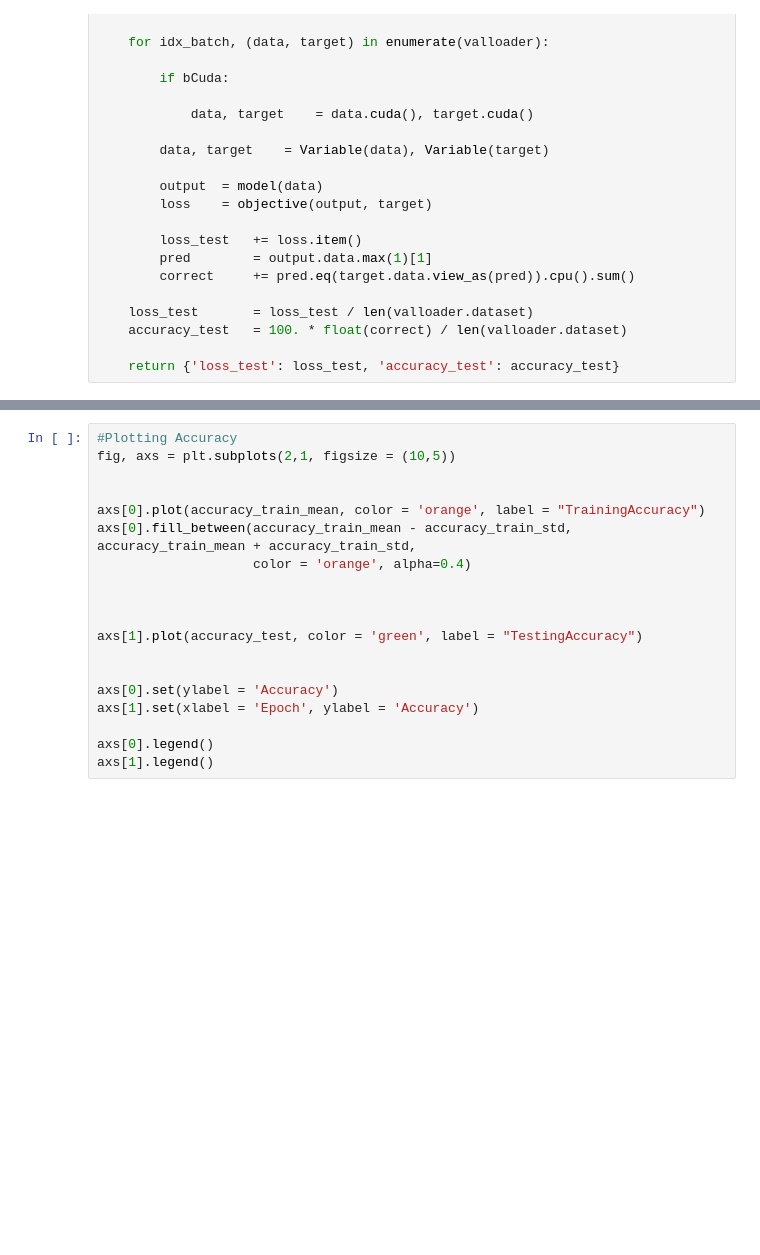
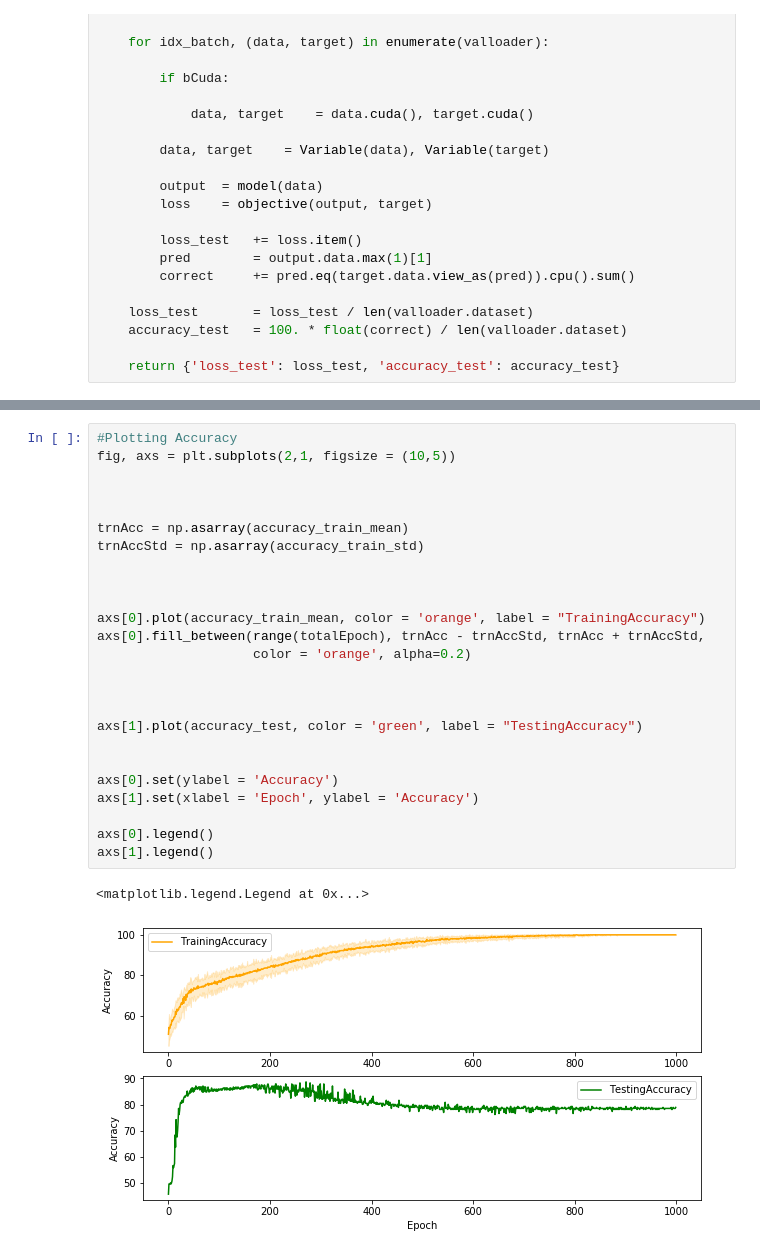
Before and after one commit to ljwon1995/MLAssignment7, a Jupyter notebook: Assignment7.ipynb, the cells around one changed output, grey strips where cells are left out. Drawn from its saved outputs; the diff is of its cells as text; blank space fills up the shorter version.

```diff
--- a/Assignment7.ipynb
+++ b/Assignment7.ipynb
@@ -276,22 +286,31 @@ axs[1].legend()
 # %%
 #Plotting Accuracy
 fig, axs = plt.subplots(2,1, figsize = (10,5))
 
 
+
+trnAcc = np.asarray(accuracy_train_mean)
+trnAccStd = np.asarray(accuracy_train_std)
+
+
+
 axs[0].plot(accuracy_train_mean, color = 'orange', label = "TrainingAccuracy")
-axs[0].fill_between(accuracy_train_mean - accuracy_train_std, accuracy_train_mean + accuracy_train_std,
-                    color = 'orange', alpha=0.4)
+axs[0].fill_between(range(totalEpoch), trnAcc - trnAccStd, trnAcc + trnAccStd,
+                    color = 'orange', alpha=0.2)
 
 
 
 axs[1].plot(accuracy_test, color = 'green', label = "TestingAccuracy")
 
 
 axs[0].set(ylabel = 'Accuracy')
 axs[1].set(xlabel = 'Epoch', ylabel = 'Accuracy')
 
 axs[0].legend()
 axs[1].legend()
+# %% [output]
+<matplotlib.legend.Legend at 0x...>
+[figure, added]
 # %%
 print("  Dataset   |     Loss     |    Accuracy")
 
```
Also changed, not shown: parts of 7 cells of this notebook.
